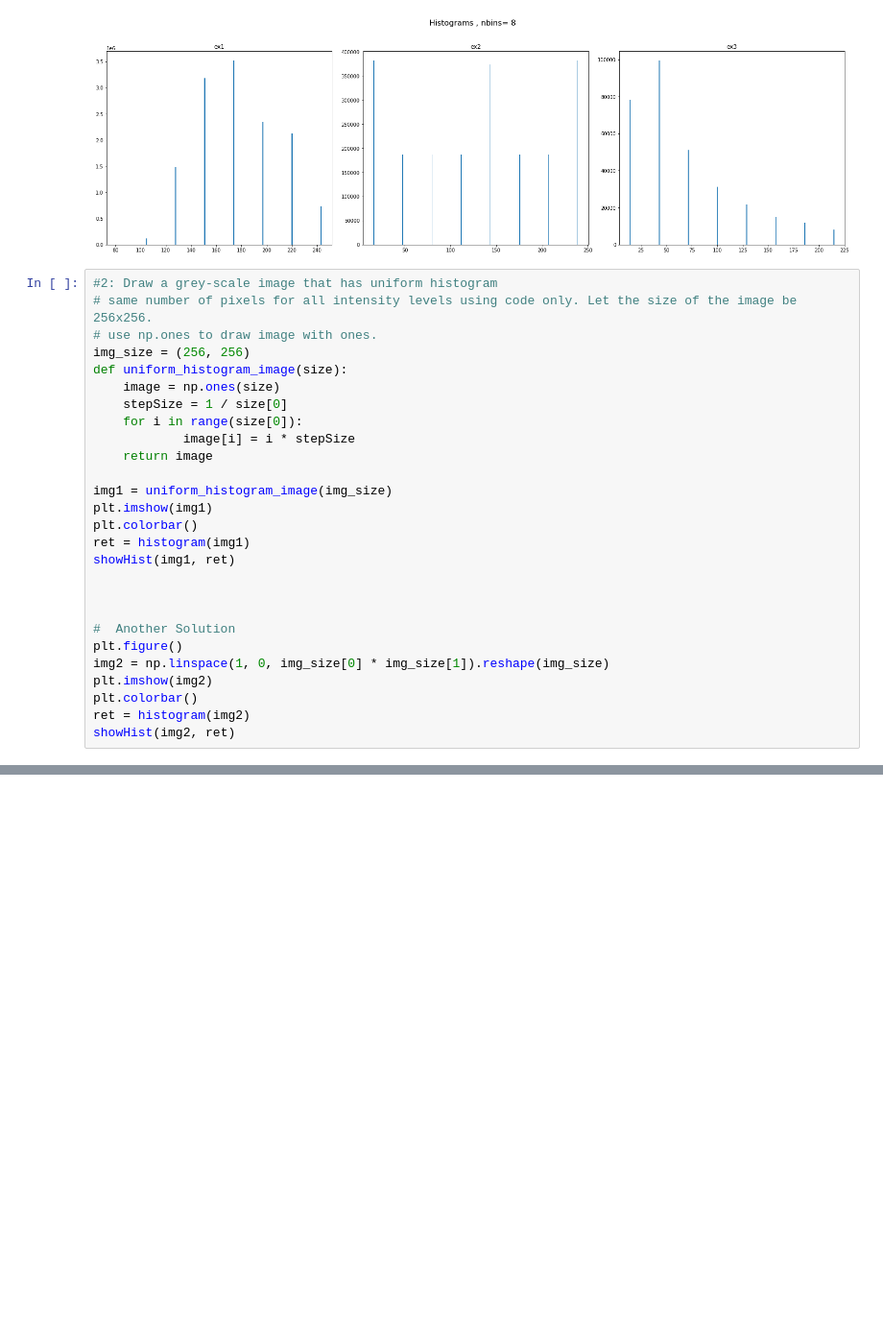
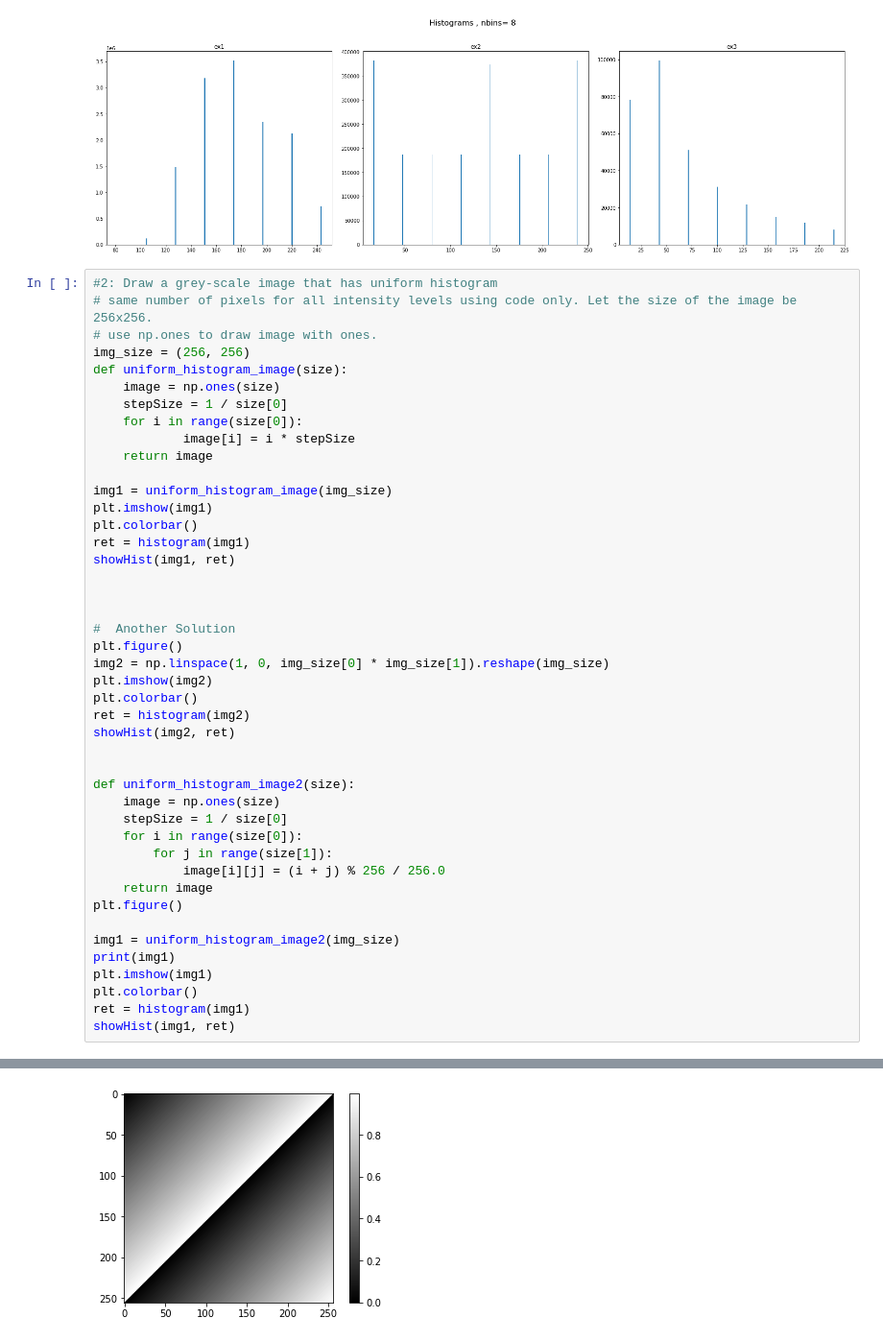
Before and after one commit to BeshoyMorad/ImageProcessing_Labs, a Jupyter notebook: Lab1-std/Lab_1_std.ipynb, the cells around one changed output, grey strips where cells are left out. Shown: that part at 96% size. Saved outputs shown, nothing was run; the diff lists cells and outputs as text; blank space fills up the shorter version.

Commit message:
third image

```diff
--- a/Lab1-std/Lab_1_std.ipynb
+++ b/Lab1-std/Lab_1_std.ipynb
@@ -204,4 +204,21 @@ plt.imshow(img2)
 plt.colorbar()
 ret = histogram(img2)
 showHist(img2, ret)
+
+
+def uniform_histogram_image2(size):
+    image = np.ones(size)
+    stepSize = 1 / size[0]
+    for i in range(size[0]):
+        for j in range(size[1]):
+            image[i][j] = (i + j) % 256 / 256.0
+    return image
+plt.figure()
+
+img1 = uniform_histogram_image2(img_size)
+print(img1)
+plt.imshow(img1)
+plt.colorbar()
+ret = histogram(img1)
+showHist(img1, ret)
 # %% [output]
@@ -208,4 +232,5 @@ showHist(img2, ret)
 [figure]
 [figure]
 [figure]
 [figure]
+[figure, added]
```
Also changed, not shown: parts of 1 cell of this notebook.
